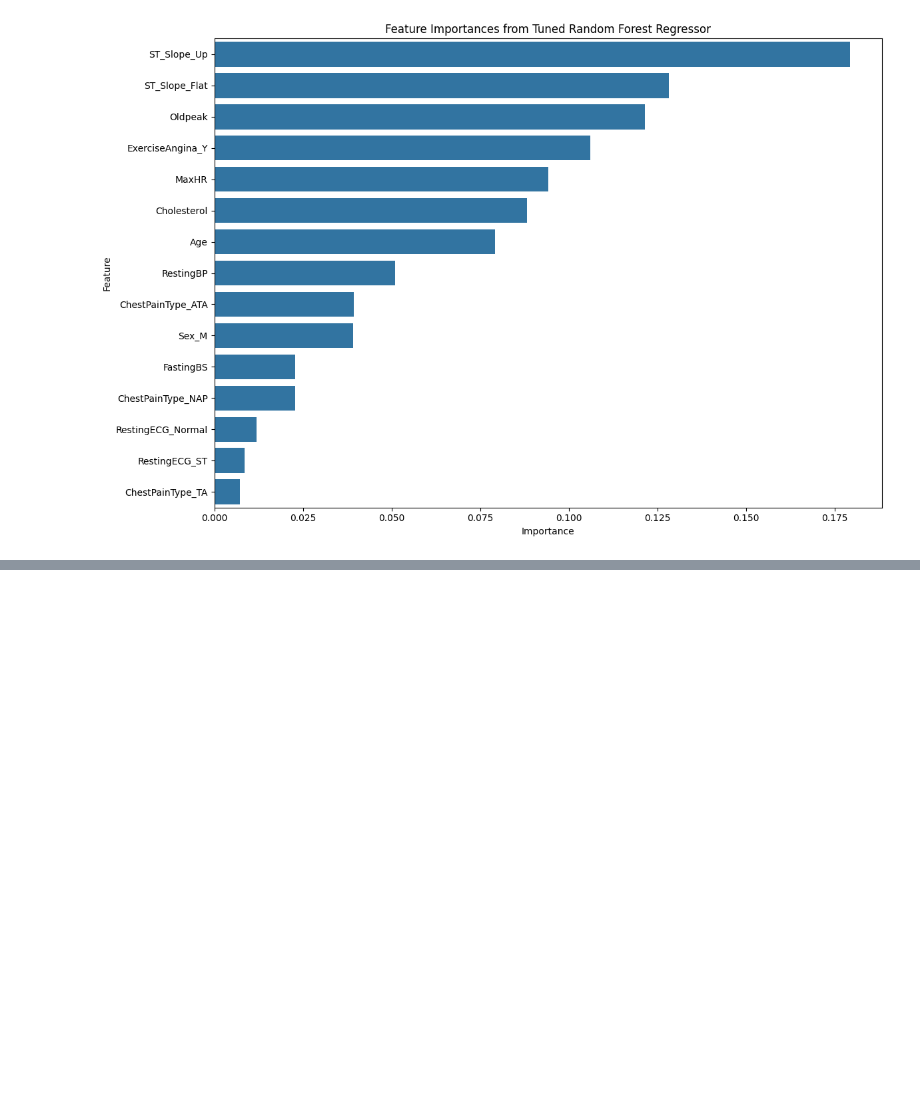
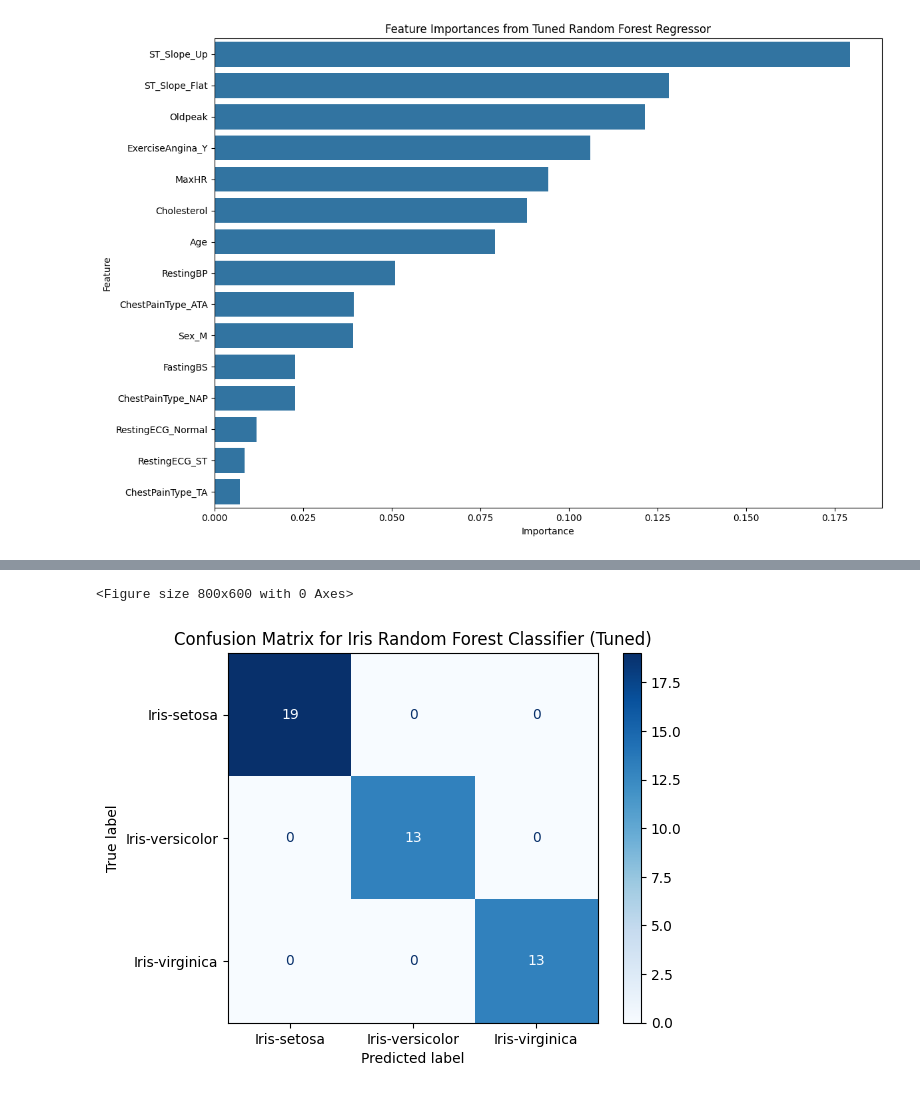
Before and after one commit to saim9211/Machine-Learning-Stuff, a Jupyter notebook: random_forest.ipynb, the cells around one changed output, grey strips where cells are left out. Saved outputs shown, nothing was run; the diff lists cells and outputs as text; code cells hidden in the pictures; blank space fills up the shorter version.

```diff
--- a/random_forest.ipynb
+++ b/random_forest.ipynb
@@ -332,0 +345,10 @@ plt.show()
+# %%
+import pandas as pd
+import os
+
+# Assuming the CSV file is named 'Iris.csv' within the downloaded path
+iris_file_path = os.path.join(path, 'Iris.csv')
+iris_df = pd.read_csv(iris_file_path)
+
+print("Iris DataFrame head:")
+print(iris_df.head())
@@ -332,0 +436,16 @@ plt.show()
+# %%
+from sklearn.ensemble import RandomForestClassifier
+from sklearn.metrics import accuracy_score
+
+# Initialize a Random Forest Classifier
+iris_rf_clf = RandomForestClassifier(n_estimators=100, random_state=42)
+
+# Train the classifier
+iris_rf_clf.fit(X_iris_train, y_iris_train)
+
+# Make predictions on the test set
+y_iris_pred = iris_rf_clf.predict(X_iris_test)
+
+# Evaluate the model
+iris_accuracy = accuracy_score(y_iris_test, y_iris_pred)
+print(f"Random Forest Classifier Accuracy on Iris dataset: {iris_accuracy:.4f}")
@@ -332,0 +495,16 @@ plt.show()
+# %%
+from sklearn.metrics import confusion_matrix, ConfusionMatrixDisplay
+import matplotlib.pyplot as plt
+
+# Generate the confusion matrix using the predictions from the best tuned model
+cm_iris = confusion_matrix(y_iris_test, y_iris_pred_tuned)
+
+# Display the confusion matrix
+plt.figure(figsize=(8, 6))
+display = ConfusionMatrixDisplay(confusion_matrix=cm_iris, display_labels=le.classes_)
+display.plot(cmap=plt.cm.Blues)
+plt.title('Confusion Matrix for Iris Random Forest Classifier (Tuned)')
+plt.show()
+# %% [output]
+<Figure size 800x600 with 0 Axes>
+[figure, added]
```
Also changed, not shown: parts of 8 cells of this notebook.
